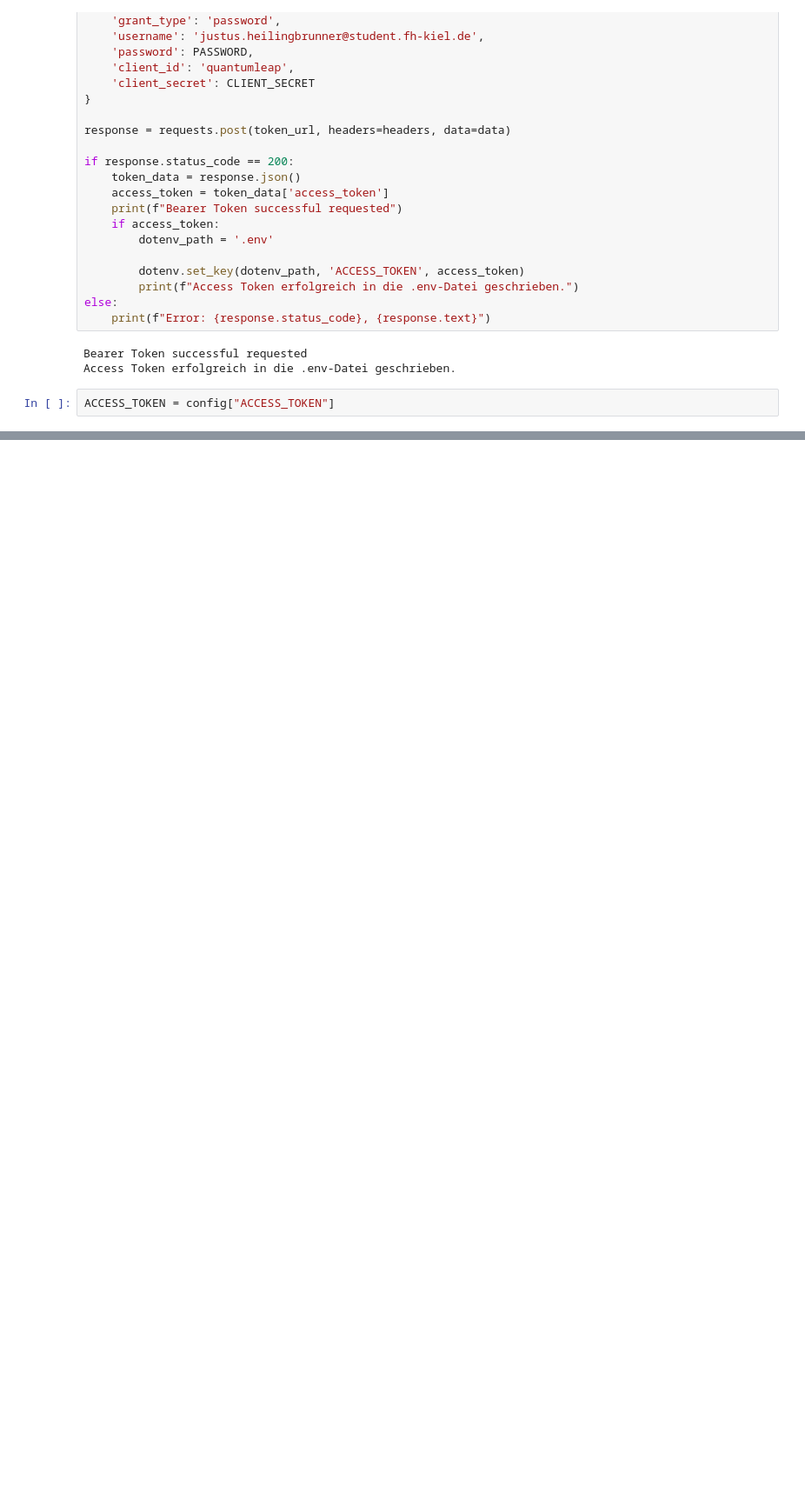
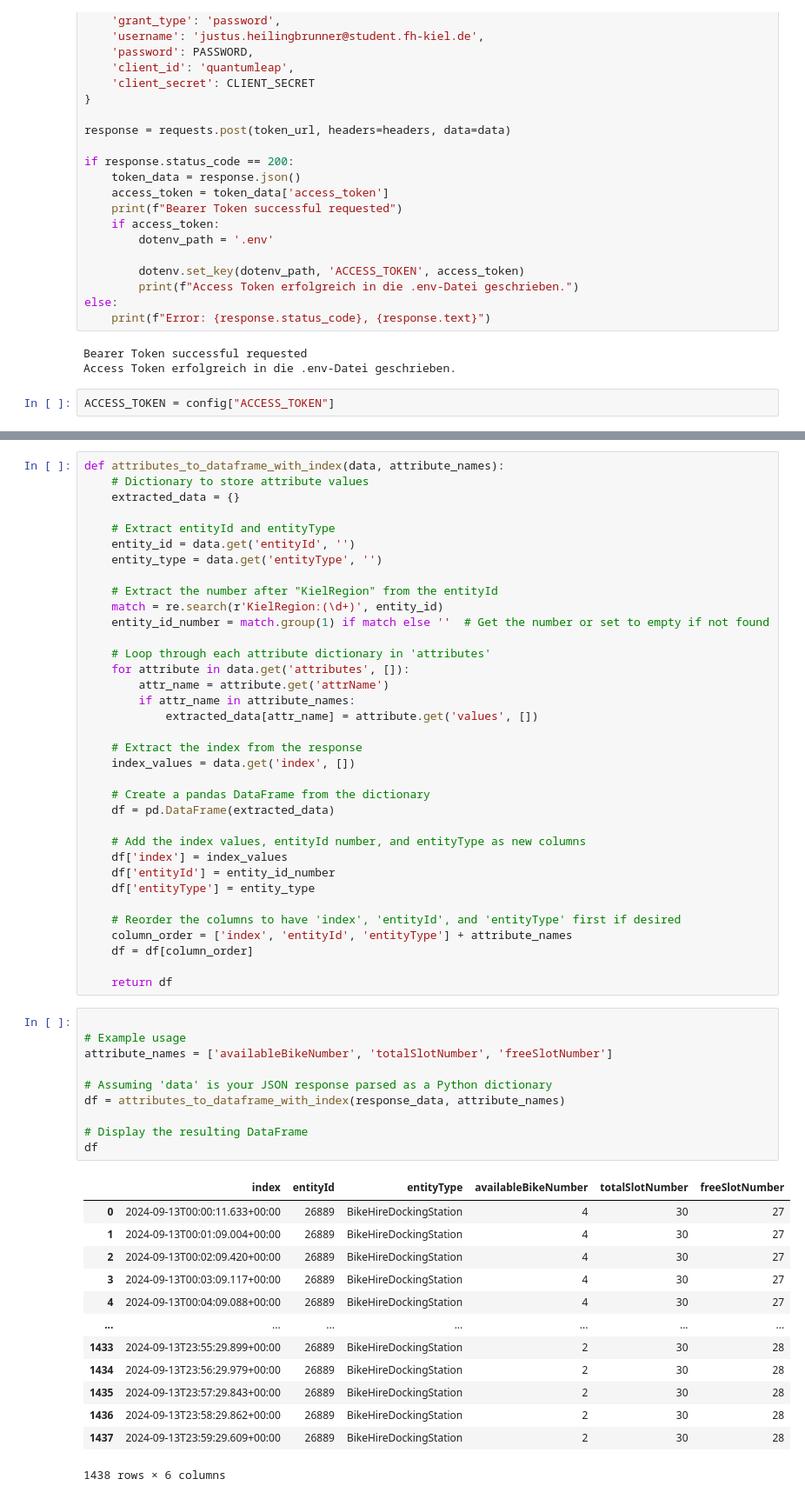
Before and after one commit to MrMysticus/Application_Project_2024, a Jupyter notebook: Justus_Document.ipynb, the cells around one changed output, grey strips where cells are left out. Shown at 87% size. Drawn from its saved outputs; the diff is of its cells as text; blank space fills up the shorter version.

```diff
--- a/Justus_Document.ipynb
+++ b/Justus_Document.ipynb
@@ -439,0 +318,59 @@ data
+# %%
+def attributes_to_dataframe_with_index(data, attribute_names):
+    # Dictionary to store attribute values
+    extracted_data = {}
+
+    # Extract entityId and entityType
+    entity_id = data.get('entityId', '')
+    entity_type = data.get('entityType', '')
+
+    # Extract the number after "KielRegion" from the entityId
+    match = re.search(r'KielRegion:(\d+)', entity_id)
+    entity_id_number = match.group(1) if match else ''  # Get the number or set to empty if not found
+
+    # Loop through each attribute dictionary in 'attributes'
+    for attribute in data.get('attributes', []):
+        attr_name = attribute.get('attrName')
+        if attr_name in attribute_names:
+            extracted_data[attr_name] = attribute.get('values', [])
+
+    # Extract the index from the response
+    index_values = data.get('index', [])
+
+    # Create a pandas DataFrame from the dictionary
+    df = pd.DataFrame(extracted_data)
+
+    # Add the index values, entityId number, and entityType as new columns
+    df['index'] = index_values
+    df['entityId'] = entity_id_number
+    df['entityType'] = entity_type
+
+    # Reorder the columns to have 'index', 'entityId', and 'entityType' first if desired
+    column_order = ['index', 'entityId', 'entityType'] + attribute_names
+    df = df[column_order]
+
+    return df
+# %%
+
+# Example usage
+attribute_names = ['availableBikeNumber', 'totalSlotNumber', 'freeSlotNumber']
+
+# Assuming 'data' is your JSON response parsed as a Python dictionary
+df = attributes_to_dataframe_with_index(response_data, attribute_names)
+
+# Display the resulting DataFrame
+df
+# %% [output]
+|  | index | entityId | entityType | availableBikeNumber | totalSlotNumber | freeSlotNumber |
+| 0 | 2024-09-13T00:00:11.633+00:00 | 26889 | BikeHireDockingStation | 4 | 30 | 27 |
+| 1 | 2024-09-13T00:01:09.004+00:00 | 26889 | BikeHireDockingStation | 4 | 30 | 27 |
+| 2 | 2024-09-13T00:02:09.420+00:00 | 26889 | BikeHireDockingStation | 4 | 30 | 27 |
+| 3 | 2024-09-13T00:03:09.117+00:00 | 26889 | BikeHireDockingStation | 4 | 30 | 27 |
+| 4 | 2024-09-13T00:04:09.088+00:00 | 26889 | BikeHireDockingStation | 4 | 30 | 27 |
+| ... | ... | ... | ... | ... | ... | ... |
+| 1433 | 2024-09-13T23:55:29.899+00:00 | 26889 | BikeHireDockingStation | 2 | 30 | 28 |
+| 1434 | 2024-09-13T23:56:29.979+00:00 | 26889 | BikeHireDockingStation | 2 | 30 | 28 |
+| 1435 | 2024-09-13T23:57:29.843+00:00 | 26889 | BikeHireDockingStation | 2 | 30 | 28 |
+| 1436 | 2024-09-13T23:58:29.862+00:00 | 26889 | BikeHireDockingStation | 2 | 30 | 28 |
+| 1437 | 2024-09-13T23:59:29.609+00:00 | 26889 | BikeHireDockingStation | 2 | 30 | 28 |
+1438 rows × 6 columns
```
Also changed, not shown: parts of 37 cells of this notebook.
